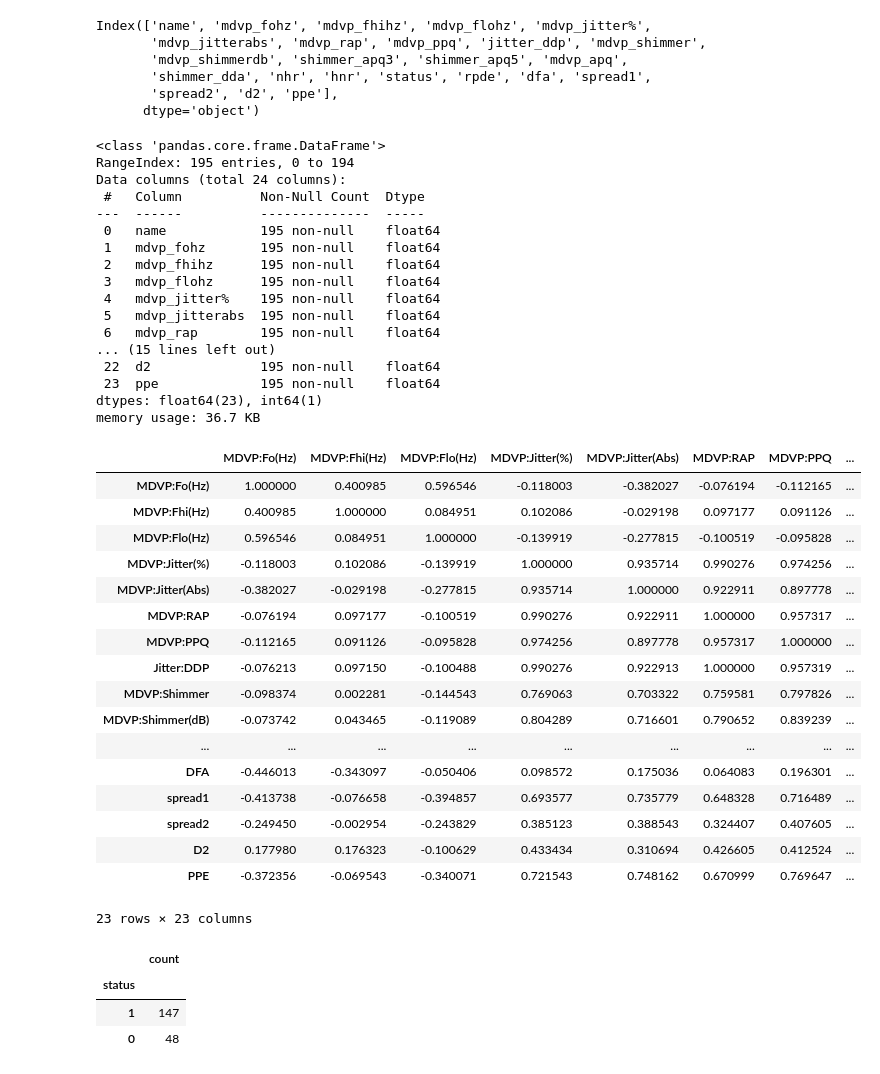
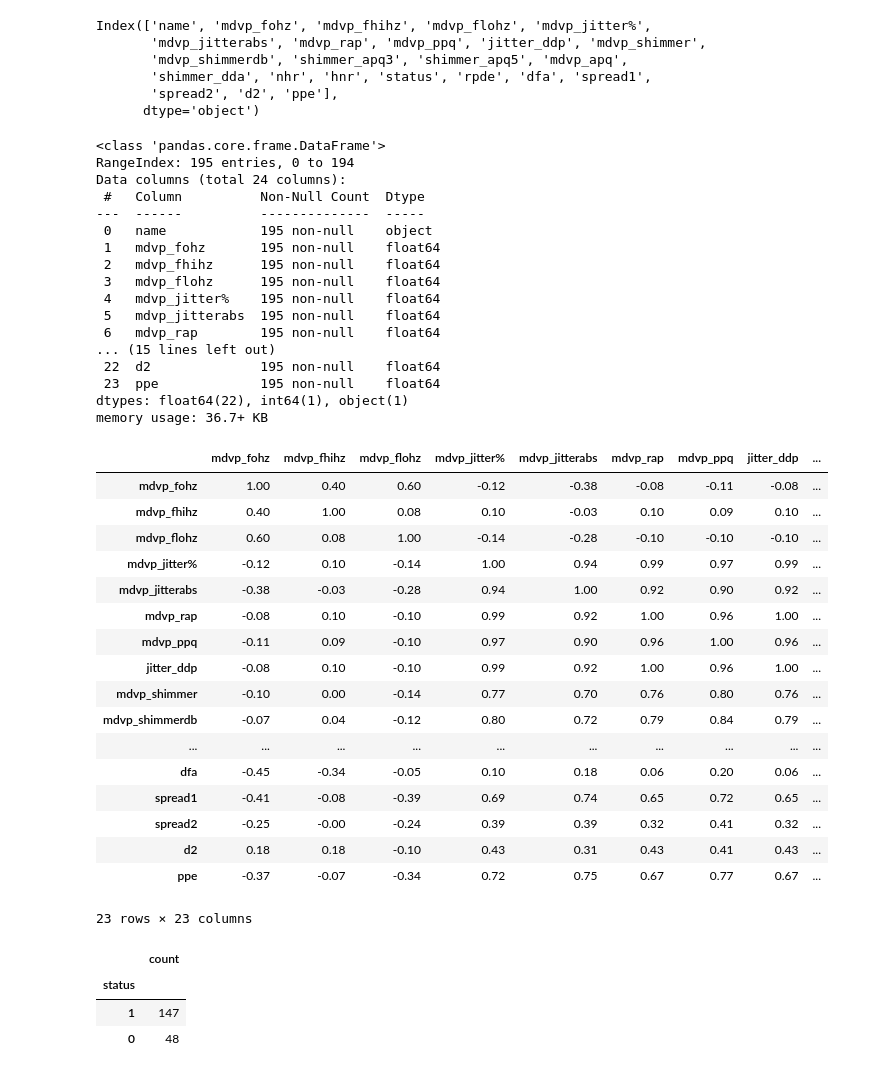
Before and after one commit to raju1207/Multiple-Disease-Prediction-Analysis, a Jupyter notebook: Multiple_Disease_Prediction_Analysis.ipynb, the cells around one changed output. Cells and saved outputs as stored; diff of their text form; code cells hidden in the pictures.

```diff
--- a/Multiple_Disease_Prediction_Analysis.ipynb
+++ b/Multiple_Disease_Prediction_Analysis.ipynb
@@ -124,0 +161,5 @@ Liver_Data
+# %%
+from sklearn.preprocessing import OrdinalEncoder
+encode = OrdinalEncoder()
+for i in Liver_Disease.select_dtypes(include='object').columns:
+  Liver_Disease[i] = encode.fit_transform(Liver_Disease[[i]])
@@ -125,5 +201,5 @@ Liver_Data
 # %%
-x = Liver_Data.iloc[:,:-1] # Independent Coloum
-y = Liver_Data.iloc[:,-1]  # Dependent Coloum
+x = Liver_Disease.iloc[:,:-1] # Independent Coloum
+y = Liver_Disease.iloc[:,-1]  # Dependent Coloum
 # %%
 from sklearn.model_selection import train_test_split
@@ -298,5 +409,5 @@ Par_Data.duplicated().sum()
 # %%
 # Convert column names to lowercase and replace special characters with underscores
 
-rename_data = Par_Data.rename(columns=lambda x: x.lower().replace(':', '_').replace('(', '').replace(')', '').replace(' ', '_'))
+Parkinson_Disease = Par_Data.rename(columns=lambda x: x.lower().replace(':', '_').replace('(', '').replace(')', '').replace(' ', '_'))
 # %%
@@ -329,14 +440,14 @@ Index(['name', 'mdvp_fohz', 'mdvp_fhihz', 'mdvp_flohz', 'mdvp_jitter%',
        'spread2', 'd2', 'ppe'],
       dtype='object')
 # %%
-rename_data.info()
+Parkinson_Disease.info()
 # %% [output]
 <class 'pandas.core.frame.DataFrame'>
 RangeIndex: 195 entries, 0 to 194
 Data columns (total 24 columns):
  #   Column          Non-Null Count  Dtype
 ---  ------          --------------  -----
- 0   name            195 non-null    float64
+ 0   name            195 non-null    object
  1   mdvp_fohz       195 non-null    float64
  2   mdvp_fhihz      195 non-null    float64
  3   mdvp_flohz      195 non-null    float64
@@ -346,29 +457,29 @@ Data columns (total 24 columns):
 ... (15 lines left out)
  22  d2              195 non-null    float64
  23  ppe             195 non-null    float64
-dtypes: float64(23), int64(1)
-memory usage: 36.7 KB
+dtypes: float64(22), int64(1), object(1)
+memory usage: 36.7+ KB
 # %%
-Par_Data.drop(['name'],axis=1,inplace=True)
+Parkinson_Disease.drop(['name'],axis=1,inplace=True)
 # %%
-Par_Data.corr()
+Parkinson_Disease.corr()
 # %% [output]
-|  | MDVP:Fo(Hz) | MDVP:Fhi(Hz) | MDVP:Flo(Hz) | MDVP:Jitter(%) | MDVP:Jitter(Abs) | MDVP:RAP | MDVP:PPQ | ... |
-| MDVP:Fo(Hz) | 1.000000 | 0.400985 | 0.596546 | -0.118003 | -0.382027 | -0.076194 | -0.112165 | ... |
-| MDVP:Fhi(Hz) | 0.400985 | 1.000000 | 0.084951 | 0.102086 | -0.029198 | 0.097177 | 0.091126 | ... |
-| MDVP:Flo(Hz) | 0.596546 | 0.084951 | 1.000000 | -0.139919 | -0.277815 | -0.100519 | -0.095828 | ... |
-| MDVP:Jitter(%) | -0.118003 | 0.102086 | -0.139919 | 1.000000 | 0.935714 | 0.990276 | 0.974256 | ... |
-| MDVP:Jitter(Abs) | -0.382027 | -0.029198 | -0.277815 | 0.935714 | 1.000000 | 0.922911 | 0.897778 | ... |
-| MDVP:RAP | -0.076194 | 0.097177 | -0.100519 | 0.990276 | 0.922911 | 1.000000 | 0.957317 | ... |
-| MDVP:PPQ | -0.112165 | 0.091126 | -0.095828 | 0.974256 | 0.897778 | 0.957317 | 1.000000 | ... |
-| Jitter:DDP | -0.076213 | 0.097150 | -0.100488 | 0.990276 | 0.922913 | 1.000000 | 0.957319 | ... |
-| MDVP:Shimmer | -0.098374 | 0.002281 | -0.144543 | 0.769063 | 0.703322 | 0.759581 | 0.797826 | ... |
-| MDVP:Shimmer(dB) | -0.073742 | 0.043465 | -0.119089 | 0.804289 | 0.716601 | 0.790652 | 0.839239 | ... |
-| ... | ... | ... | ... | ... | ... | ... | ... | ... |
-| DFA | -0.446013 | -0.343097 | -0.050406 | 0.098572 | 0.175036 | 0.064083 | 0.196301 | ... |
-| spread1 | -0.413738 | -0.076658 | -0.394857 | 0.693577 | 0.735779 | 0.648328 | 0.716489 | ... |
-| spread2 | -0.249450 | -0.002954 | -0.243829 | 0.385123 | 0.388543 | 0.324407 | 0.407605 | ... |
-| D2 | 0.177980 | 0.176323 | -0.100629 | 0.433434 | 0.310694 | 0.426605 | 0.412524 | ... |
-| PPE | -0.372356 | -0.069543 | -0.340071 | 0.721543 | 0.748162 | 0.670999 | 0.769647 | ... |
+|  | mdvp_fohz | mdvp_fhihz | mdvp_flohz | mdvp_jitter% | mdvp_jitterabs | mdvp_rap | mdvp_ppq | jitter_ddp | ... |
+| mdvp_fohz | 1.00 | 0.40 | 0.60 | -0.12 | -0.38 | -0.08 | -0.11 | -0.08 | ... |
+| mdvp_fhihz | 0.40 | 1.00 | 0.08 | 0.10 | -0.03 | 0.10 | 0.09 | 0.10 | ... |
+| mdvp_flohz | 0.60 | 0.08 | 1.00 | -0.14 | -0.28 | -0.10 | -0.10 | -0.10 | ... |
+| mdvp_jitter% | -0.12 | 0.10 | -0.14 | 1.00 | 0.94 | 0.99 | 0.97 | 0.99 | ... |
+| mdvp_jitterabs | -0.38 | -0.03 | -0.28 | 0.94 | 1.00 | 0.92 | 0.90 | 0.92 | ... |
+| mdvp_rap | -0.08 | 0.10 | -0.10 | 0.99 | 0.92 | 1.00 | 0.96 | 1.00 | ... |
+| mdvp_ppq | -0.11 | 0.09 | -0.10 | 0.97 | 0.90 | 0.96 | 1.00 | 0.96 | ... |
+| jitter_ddp | -0.08 | 0.10 | -0.10 | 0.99 | 0.92 | 1.00 | 0.96 | 1.00 | ... |
+| mdvp_shimmer | -0.10 | 0.00 | -0.14 | 0.77 | 0.70 | 0.76 | 0.80 | 0.76 | ... |
+| mdvp_shimmerdb | -0.07 | 0.04 | -0.12 | 0.80 | 0.72 | 0.79 | 0.84 | 0.79 | ... |
+| ... | ... | ... | ... | ... | ... | ... | ... | ... | ... |
+| dfa | -0.45 | -0.34 | -0.05 | 0.10 | 0.18 | 0.06 | 0.20 | 0.06 | ... |
+| spread1 | -0.41 | -0.08 | -0.39 | 0.69 | 0.74 | 0.65 | 0.72 | 0.65 | ... |
+| spread2 | -0.25 | -0.00 | -0.24 | 0.39 | 0.39 | 0.32 | 0.41 | 0.32 | ... |
+| d2 | 0.18 | 0.18 | -0.10 | 0.43 | 0.31 | 0.43 | 0.41 | 0.43 | ... |
+| ppe | -0.37 | -0.07 | -0.34 | 0.72 | 0.75 | 0.67 | 0.77 | 0.67 | ... |
 23 rows × 23 columns
 # %%
```
Also changed, not shown: parts of 66 cells of this notebook.
